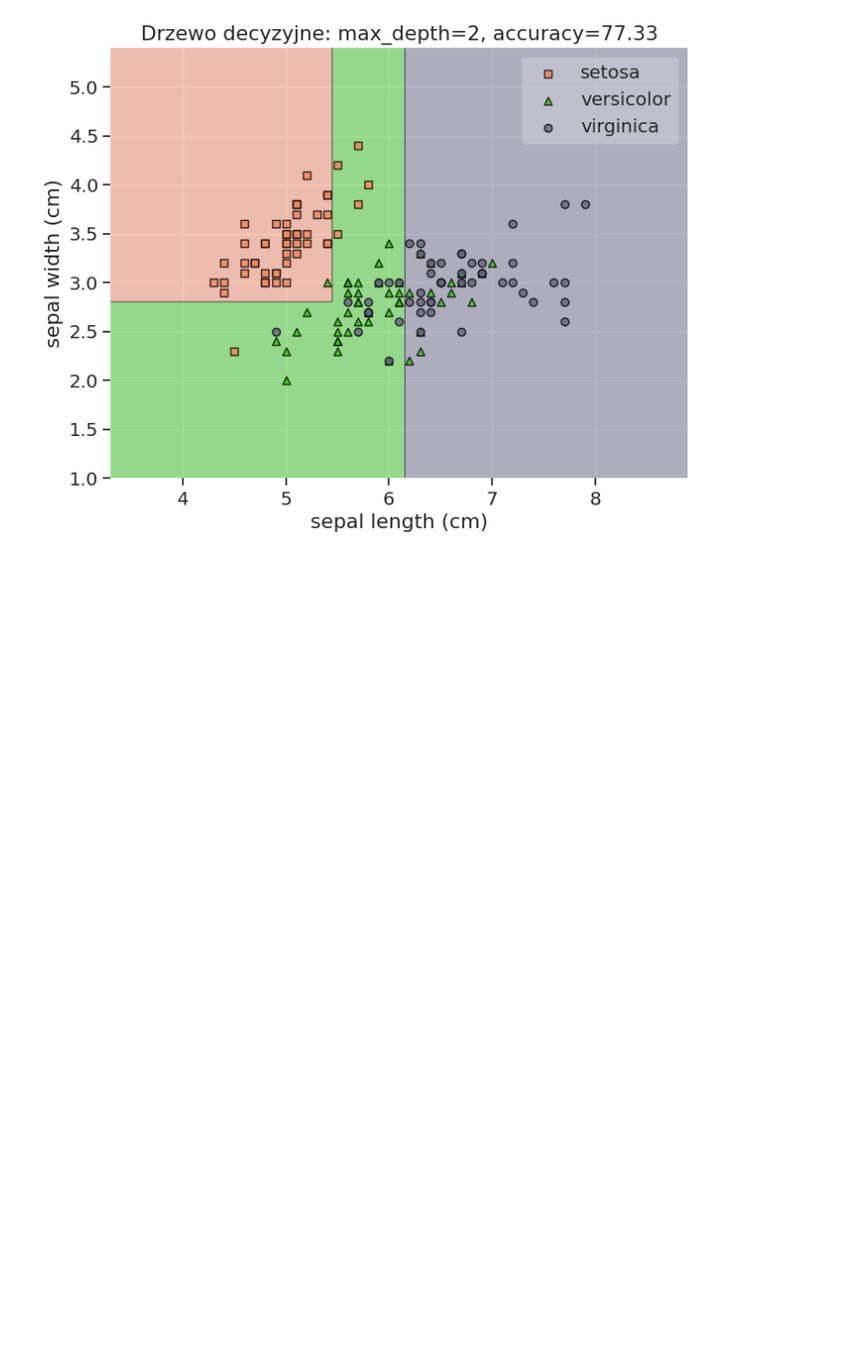
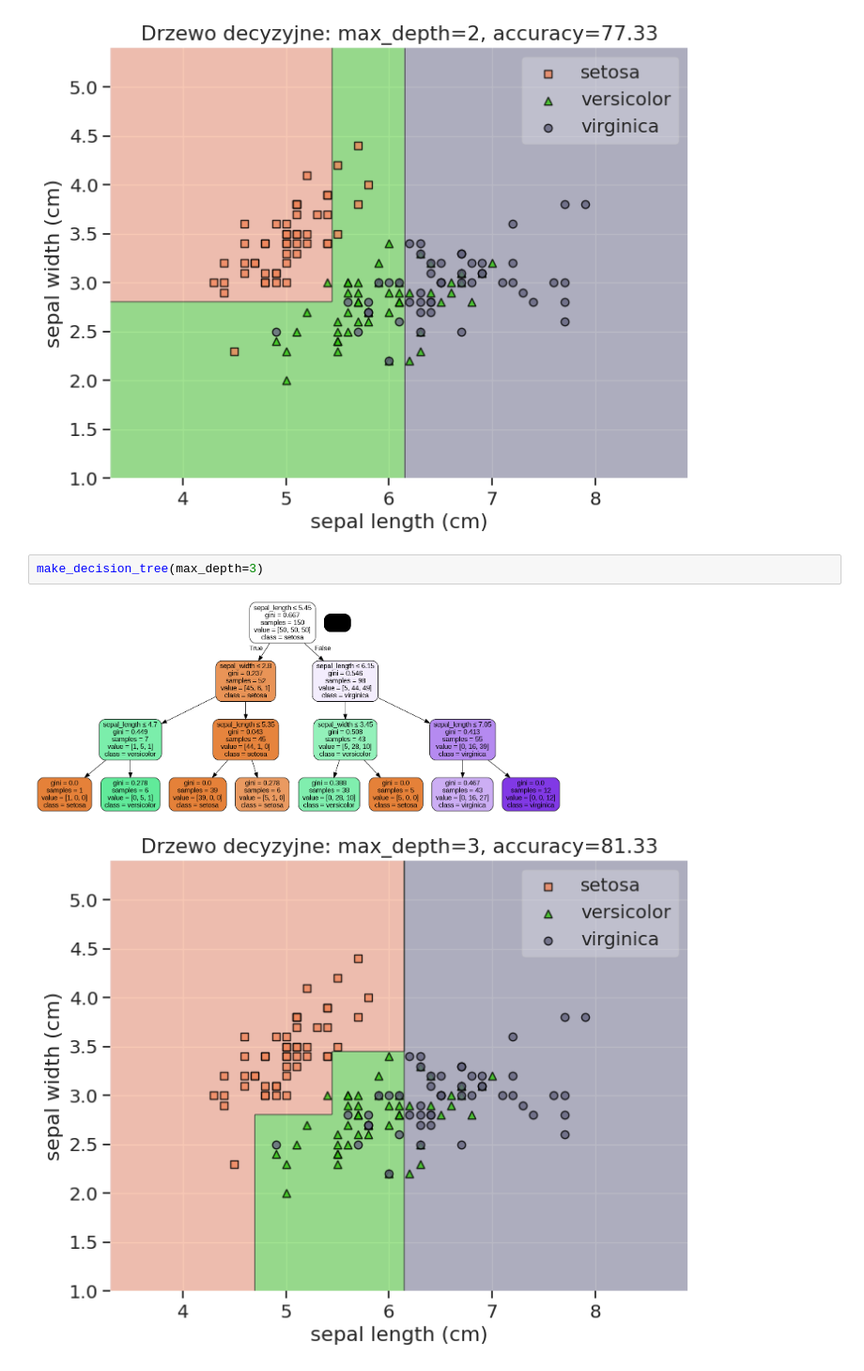
Before and after one commit to pawel-kowal/machine-learning, a Jupyter notebook: supervised/06_classification/04_decision_tree.ipynb, the cells around one changed output. Shown at 94% size. Drawn from its saved outputs; the diff is of its cells as text; blank space fills up the shorter version.

```diff
--- a/supervised/06_classification/04_decision_tree.ipynb
+++ b/supervised/06_classification/04_decision_tree.ipynb
@@ -189,3 +189,8 @@ make_decision_tree(max_depth=2)
 # %% [output]
 [figure]
 [figure]
+# %%
+make_decision_tree(max_depth=3)
+# %% [output]
+[figure, added]
+[figure, added]
```
Also changed, not shown: parts of 3 cells of this notebook.
